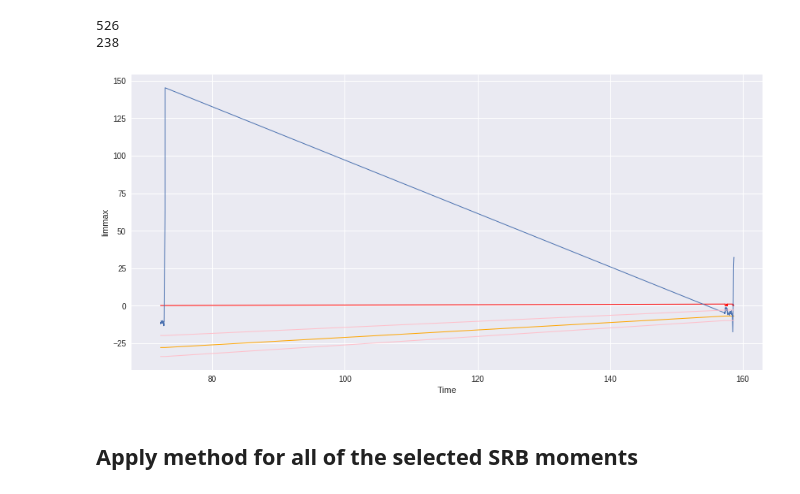
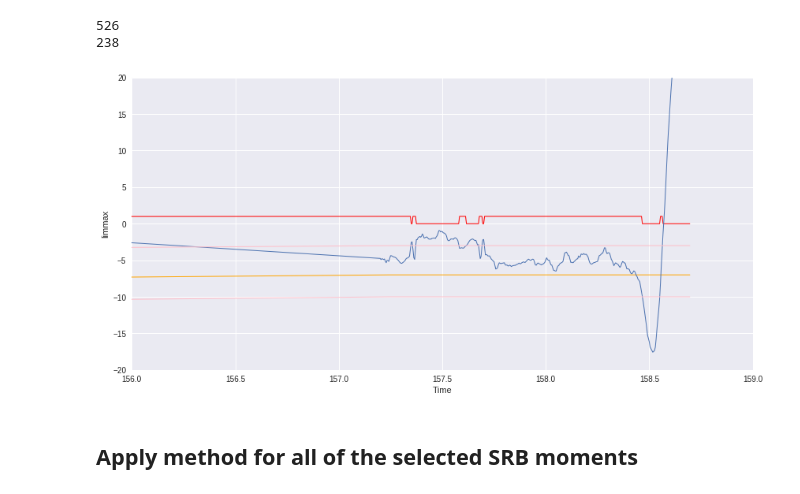
Before and after one commit to alTeska/VR_Acuity, a Jupyter notebook: notebooks/SRB_dtime_2804.ipynb, the cells around one changed output. Cells and saved outputs as stored; diff of their text form; code cells hidden in the pictures.

```diff
--- a/notebooks/SRB_dtime_2804.ipynb
+++ b/notebooks/SRB_dtime_2804.ipynb
@@ -127,16 +102,16 @@ print(len(df7[df7['SRB']==True]))
 526
 238
 # %%
-# a, b = 156, 159
-# g = sns.FacetGrid(data=df7, size=6, aspect=2, xlim=[a,b], ylim=[-20, 20])
-g = sns.FacetGrid(data=df7, size=6, aspect=2)
+a, b = 156, 159
+g = sns.FacetGrid(data=df7, size=6, aspect=2, xlim=[a,b], ylim=[-20, 20])
+# g = sns.FacetGrid(data=df7, size=6, aspect=2)
 g.map(plt.plot, "Time", "speed" , alpha=1, linewidth=1, color='orange');
 g.map(plt.plot, "Time", "SRB" , alpha=1, linewidth=1, color='red');
 g.map(plt.plot, "Time", "U"     , alpha=1, linewidth=1);
 g.map(plt.plot, "Time", "limmin", alpha=1, linewidth=1, color='pink');
 g.map(plt.plot, "Time", "limmax", alpha=1, linewidth=1, color='pink');
 # %% [output]
-[figure, old version]
+[figure, new version]
 # %% [markdown]
 ## Apply method for all of the selected SRB moments
 # %%
```
Also changed, not shown: parts of 13 cells of this notebook, 1 other file.
